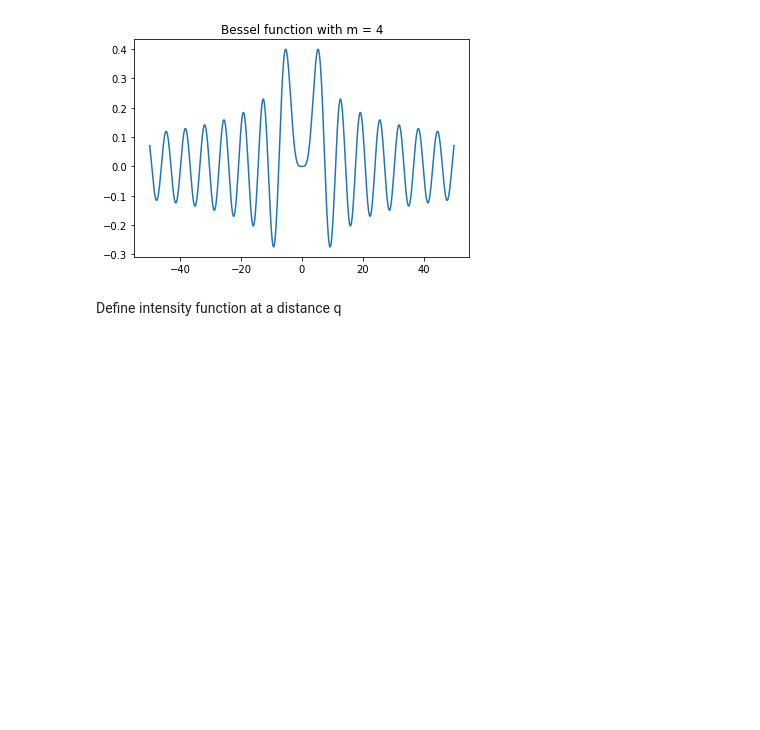
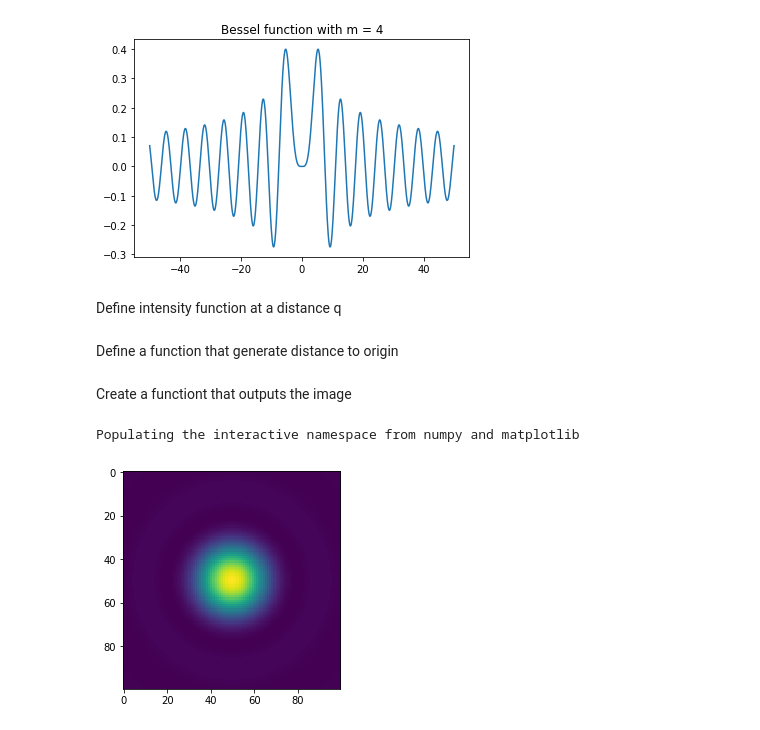
Before and after one commit to samuelwong100/wong_sunyiusamuel_Assignment1, a Jupyter notebook: question3/question3.ipynb, the cells around one changed output. Drawn from its saved outputs; the diff is of its cells as text; code cells hidden in the pictures; blank space fills up the shorter version.

Commit message:
created image function

```diff
--- a/question3/question3.ipynb
+++ b/question3/question3.ipynb
@@ -5,8 +5,8 @@ from scipy import integrate
 Define Bessel function
 # %%
 def J(m,x):
-    integrand = lambda theta: 1/(np.pi)*np.cos(m*theta - x*np.sin(theta))
-    result,err = integrate.quad(integrand,0, np.pi)
+    integrand = lambda theta, m,x: 1/(np.pi)*np.cos(m*theta - x*np.sin(theta))
+    result,err = integrate.quad(integrand,0, np.pi,args=(m,x))
     return result
 # %% [markdown]
 Plot the function for a few m
@@ -41,0 +38,28 @@ def I(q,a,lam,R,I_0):
+# %% [markdown]
+Define a function that generate distance to origin
+# %%
+def distance(x,y):
+    return np.sqrt(x**2 + y**2)
+# %% [markdown]
+Create a functiont that outputs the image
+# %%
+%pylab inline
+def image(a,lam,R,I_0):
+    # Create the x and y arrays for the x and y axis
+    x = np.linspace(-1,1,100)
+    y = np.linspace(-1,1,100)
+    xv, yv = np.meshgrid(x,y)
+    # since q is the distance to the center (the optical axis)
+    q = distance(xv,yv)
+    # initialize final data
+    data = np.zeros((100,100))
+    for row_num in range(100):
+        for item_num in range(100):
+            data[row_num][item_num] = I(q[row_num][item_num],a,lam,R,I_0)
+    plt.imshow(data)
+# %% [output]
+Populating the interactive namespace from numpy and matplotlib
+# %%
+image(1,1,1,1)
+# %% [output]
+[figure, added]
```
Also changed, not shown: parts of 1 cell of this notebook.
